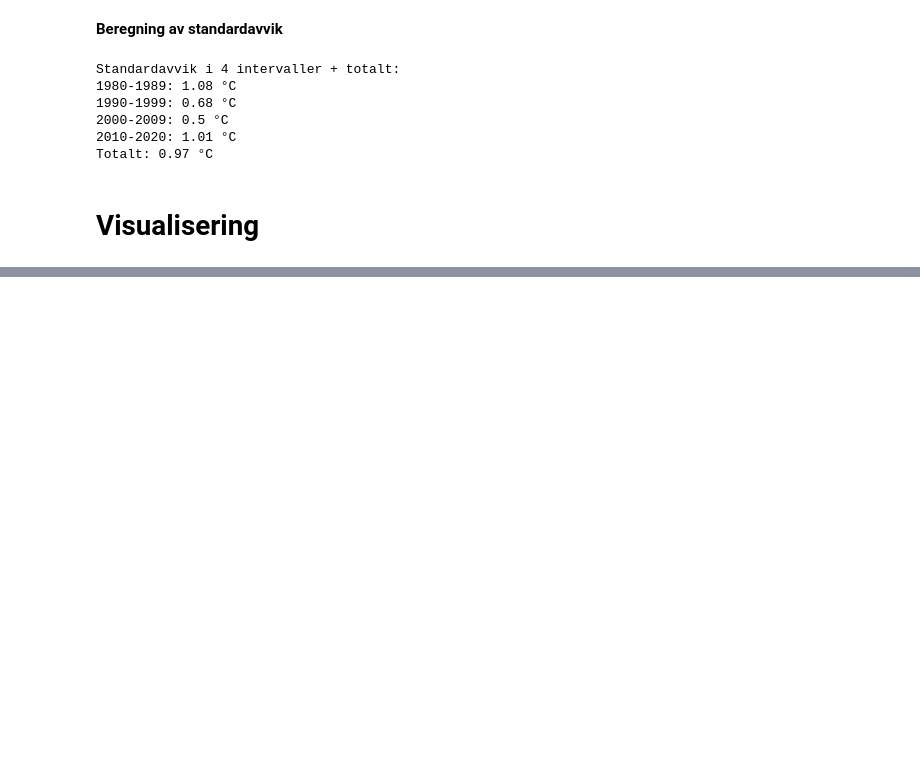
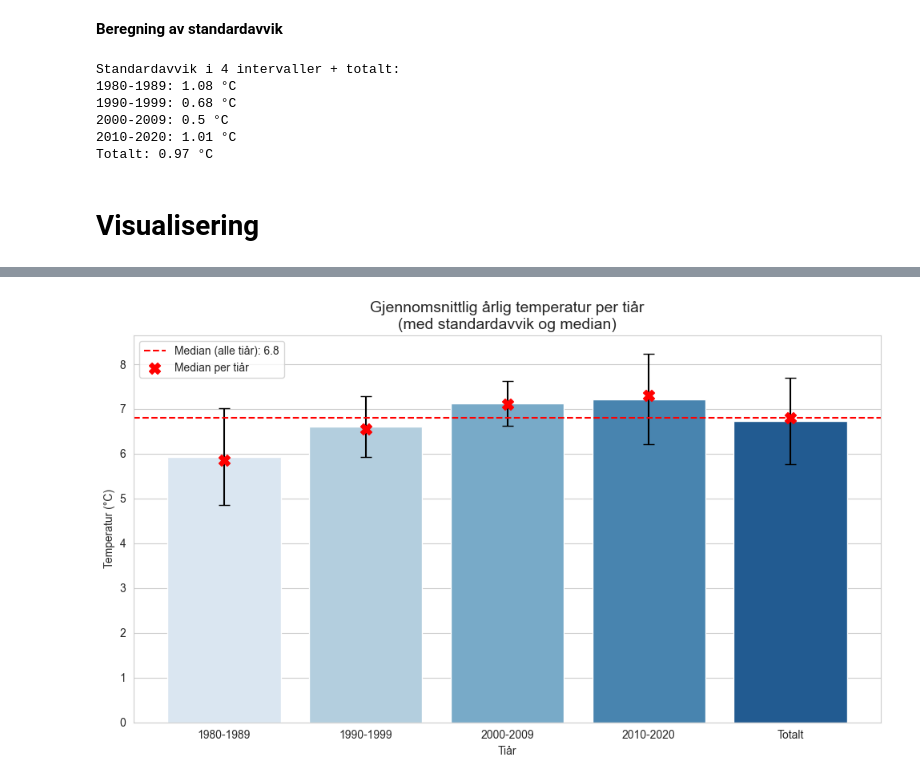
Before and after one commit to hannahnygard/TDT4114-milj.dataanalyse, a Jupyter notebook: proj_environment-main/notebooks/temperatur.ipynb, the cells around one changed output, grey strips where cells are left out. Saved outputs shown, nothing was run; the diff lists cells and outputs as text; code cells hidden in the pictures; blank space fills up the shorter version.

```diff
--- a/proj_environment-main/notebooks/temperatur.ipynb
+++ b/proj_environment-main/notebooks/temperatur.ipynb
@@ -165,0 +169,41 @@ plt.show()
+# %%
+# Definerer dataen
+intervall = gjennomsnitt_temp.keys()
+gjennomsnitt = gjennomsnitt_temp.values()
+median = median_temp.values()
+stdavvik = standardavvik_temp.values()
+
+# Lager en DataFrame
+df_statistikk = pd.DataFrame({
+    'Tiår': intervall,
+    'Gjennomsnitt': gjennomsnitt,
+    'Median': median,
+    'Standardavvik': stdavvik
+})
+# Sett stil
+sns.set_style("whitegrid")
+
+# Plot
+plt.figure(figsize=(10, 6))
+ax = sns.barplot(data=df_statistikk, x='Tiår', y='Gjennomsnitt', hue='Tiår', palette='Blues')
+
+# Legg til feilstolper manuelt med plt.errorbar()
+for i, row in df_statistikk.iterrows():
+    ax.errorbar(x=i, y=row['Gjennomsnitt'], yerr=row['Standardavvik'], fmt='none', c='black', capsize=5)
+
+# Legg til horisontal linje for medianen av hele perioden
+median_all_years = df_statistikk['Median'].median()  # Beregn medianen for hele datasettet
+plt.axhline(median_all_years, color='red', linestyle='--', label=f"Median (alle tiår): {median_all_years}")
+
+# Legg til medianen for hvert tiår som kryss
+ax.scatter(df_statistikk.index, df_statistikk['Median'], color='red', zorder=5, label="Median per tiår", s=100, marker='X')
+
+# Legger til etiketter og tittel
+plt.xlabel('Tiår')
+plt.ylabel('Temperatur (°C)')
+plt.title("Gjennomsnittlig årlig temperatur per tiår\n(med standardavvik og median)", fontsize=14)
+plt.legend()
+plt.tight_layout()
+plt.show()
+# %% [output]
+[figure, added]
```
Also changed, not shown: parts of 5 cells of this notebook.
